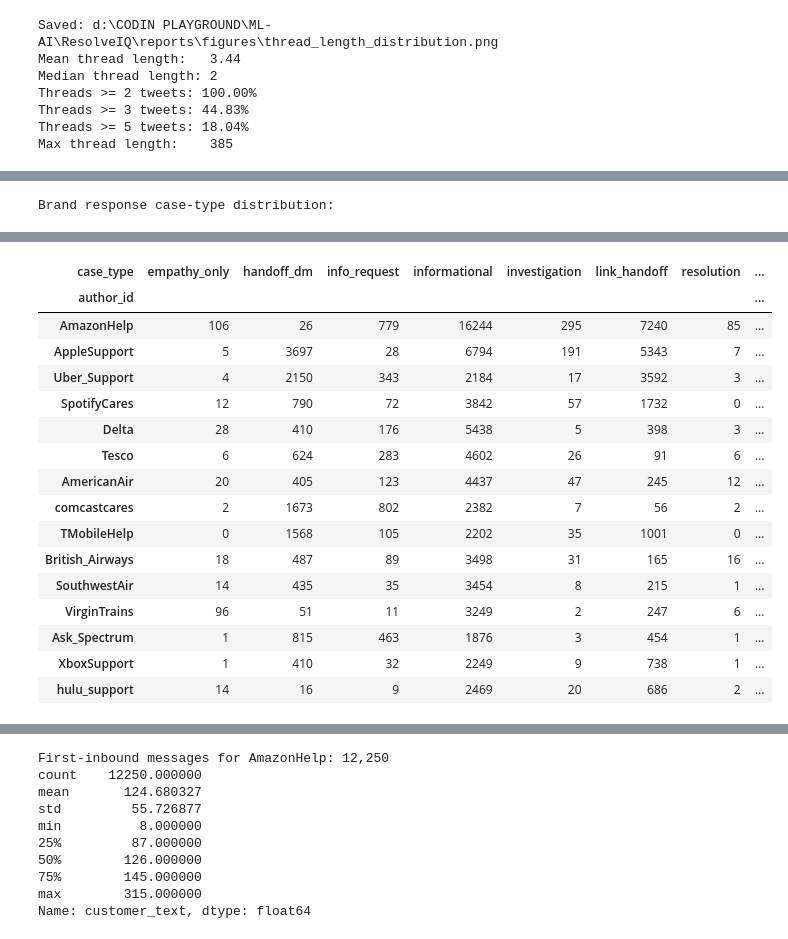
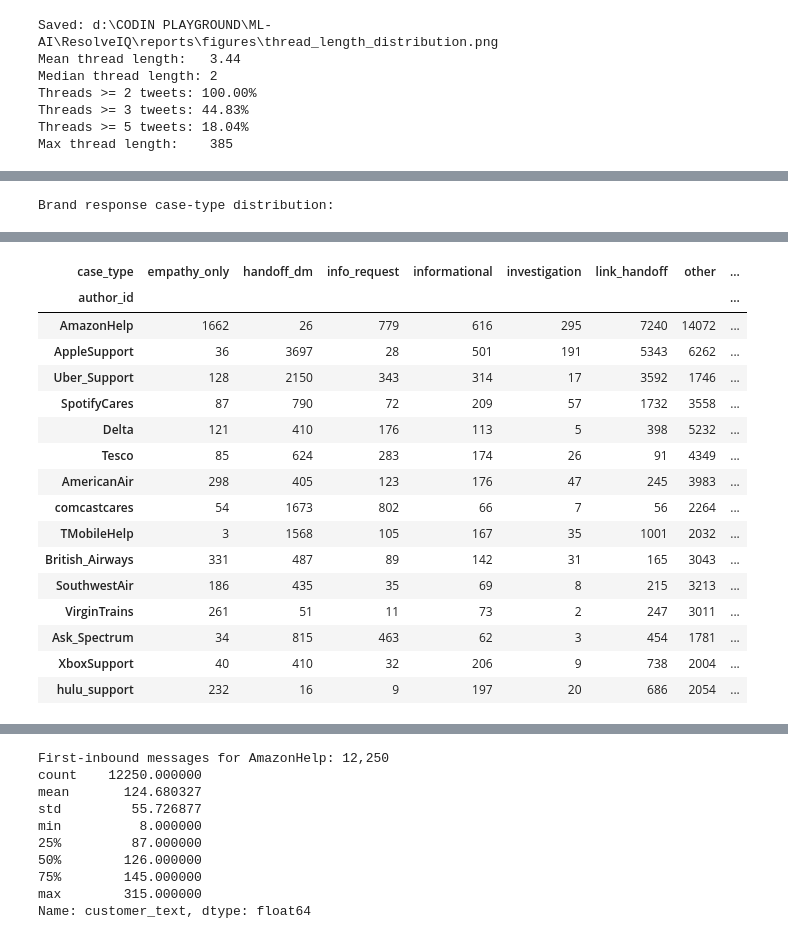
Before and after one commit to aditya-13115/resolveIQ, a Jupyter notebook: notebooks/01_eda.ipynb, the cells around one changed output, grey strips where cells are left out. Saved outputs shown, nothing was run; the diff lists cells and outputs as text; code cells hidden in the pictures.

```diff
--- a/notebooks/01_eda.ipynb
+++ b/notebooks/01_eda.ipynb
@@ -1068,15 +1055,17 @@ Threads without brand attached: 0
 # %%
 # Cell 15: Historical response classification
 #
-# This is an EDA-level heuristic, NOT ground truth.
-# It explicitly separates handoff/link-routing/empathy/info-request from
-# investigation/resolution/informational responses.
+# EDA-level heuristic, NOT ground truth.
+# Hierarchy:
+#   resolution > link_handoff > handoff_dm > info_request >
+#   investigation > empathy_only > informational > other
+#
+# `informational` requires positive informational content.
+# `other` is the fallback and is NOT substantive.
 
 import re
 
 URL_RE = re.compile(r"https?://\S+|www\.\S+", re.I)
-
-# Leading @-mention stripping, applied before anchored pattern checks.
 LEADING_MENTIONS_RE = re.compile(r"^(\s*@\w+\s*)+")
 
 HANDOFF_DM_PATTERNS = [
@@ -1118,7 +1107,6 @@ INVESTIGATION_PATTERNS = [
     r"\bwe'?d like to (investigate|look into|check)\b",
     r"\bwe (will|can) (investigate|look into|check)\b",
     r"\bwe'?ll (look into|check|investigate)\b",
-    r"\bplease (share|provide|send)\b",
 ]
 
 RESOLUTION_PATTERNS = [
@@ -1139,6 +1127,23 @@ EMPATHY_PATTERNS = [
     r"^\s*we'?re sorry\b",
 ]
 
+# Positive informational markers.
+# `informational` now requires at least one of these.
+INFORMATIONAL_PATTERNS = [
+    r"\bplease try\b",
+    r"\bthe reason (is|for)\b",
+    r"\bthis (happens|occurs|is because)\b",
+    r"\bhere'?s how\b",
+    r"\bto (do|fix|resolve) (this|that|it)\b",
+    r"\bmake sure\b",
+    r"\byou (can|may|should) (try|check|use|do|reset|restart|update|reinstall|verify|confirm)\b",
+    r"\bplease (note|remember|ensure|check|verify)\b",
+    r"\bwe (recommend|suggest|advise)\b",
+    r"\byour (order|account|package|delivery) (is|has|will|should)\b",
+    r"\bcheck (your|the)\b",
+    r"\btry (again|to|the)\b",
+]
+
 
 def strip_urls(text: str) -> str:
     text = URL_RE.sub(" ", str(text))
@@ -1150,16 +1155,13 @@ def strip_leading_mentions(text: str) -> str:
 
 
 def has_pattern(text: str, patterns: list[str]) -> bool:
-    return any(re.search(pattern, text) for pattern in patterns)
+    return any(re.search(p, text) for p in patterns)
 
 
 def classify_response(text: str) -> str:
     raw = str(text).strip()
     t = raw.lower()
     no_url = strip_urls(t)
-
-    # Strip leading @-mentions so that anchored patterns (e.g. ^i'm sorry)
-    # can match even when the tweet begins with "@customer ...".
     no_url_no_mentions = strip_leading_mentions(no_url)
 
     has_url = bool(URL_RE.search(raw))
@@ -1181,17 +1183,16 @@ def classify_response(text: str) -> str:
         return "investigation"
 
     empathy_hit = has_pattern(no_url_no_mentions, EMPATHY_PATTERNS)
+    info_hit = has_pattern(no_url_no_mentions, INFORMATIONAL_PATTERNS)
 
-    substantive_tokens = re.sub(
-        r"[^a-z0-9\s]",
-        " ",
-        no_url_no_mentions,
-    ).split()
-
-    if empathy_hit and len(substantive_tokens) <= 14:
+    # Empathy-only requires that there is NO informational content.
+    if empathy_hit and not info_hit:
         return "empathy_only"
 
-    return "informational"
+    if info_hit:
+        return "informational"
+
+    return "other"
 
 
 brand_responses = thread_df.loc[~thread_df["inbound"]].copy()
@@ -1218,23 +1219,23 @@ per_brand_case = (
 per_brand_case["total"] = per_brand_case.sum(axis=1)
 
 for col in [
+    "resolution",
+    "link_handoff",
     "handoff_dm",
-    "link_handoff",
-    "empathy_only",
     "info_request",
     "investigation",
-    "resolution",
+    "empathy_only",
     "informational",
+    "other",
 ]:
     if col not in per_brand_case.columns:
         per_brand_case[col] = 0
 
-substantive_mask_cols = ["investigation", "resolution", "informational"]
+SUBSTANTIVE_TYPES = {"investigation", "resolution", "informational"}
 
 per_brand_case["substantive_count"] = (
-    per_brand_case[substantive_mask_cols].sum(axis=1)
+    per_brand_case[list(SUBSTANTIVE_TYPES)].sum(axis=1)
 )
-
 per_brand_case["substantive_pct"] = (
     per_brand_case["substantive_count"] / per_brand_case["total"] * 100
 ).round(2)
@@ -1262,19 +1264,19 @@ Brand response case-type distribution:
 | resolution | 322 | 0.18 |
-| case_type | empathy_only | handoff_dm | info_request | informational | investigation | link_handoff | resolution | ... |
+| case_type | empathy_only | handoff_dm | info_request | informational | investigation | link_handoff | other | ... |
 | author_id |  |  |  |  |  |  |  | ... |
-| AmazonHelp | 106 | 26 | 779 | 16244 | 295 | 7240 | 85 | ... |
-| AppleSupport | 5 | 3697 | 28 | 6794 | 191 | 5343 | 7 | ... |
-| Uber_Support | 4 | 2150 | 343 | 2184 | 17 | 3592 | 3 | ... |
-| SpotifyCares | 12 | 790 | 72 | 3842 | 57 | 1732 | 0 | ... |
-| Delta | 28 | 410 | 176 | 5438 | 5 | 398 | 3 | ... |
-| Tesco | 6 | 624 | 283 | 4602 | 26 | 91 | 6 | ... |
-| AmericanAir | 20 | 405 | 123 | 4437 | 47 | 245 | 12 | ... |
-| comcastcares | 2 | 1673 | 802 | 2382 | 7 | 56 | 2 | ... |
-| TMobileHelp | 0 | 1568 | 105 | 2202 | 35 | 1001 | 0 | ... |
-| British_Airways | 18 | 487 | 89 | 3498 | 31 | 165 | 16 | ... |
-| SouthwestAir | 14 | 435 | 35 | 3454 | 8 | 215 | 1 | ... |
-| VirginTrains | 96 | 51 | 11 | 3249 | 2 | 247 | 6 | ... |
-| Ask_Spectrum | 1 | 815 | 463 | 1876 | 3 | 454 | 1 | ... |
-| XboxSupport | 1 | 410 | 32 | 2249 | 9 | 738 | 1 | ... |
-| hulu_support | 14 | 16 | 9 | 2469 | 20 | 686 | 2 | ... |
+| AmazonHelp | 1662 | 26 | 779 | 616 | 295 | 7240 | 14072 | ... |
+| AppleSupport | 36 | 3697 | 28 | 501 | 191 | 5343 | 6262 | ... |
+| Uber_Support | 128 | 2150 | 343 | 314 | 17 | 3592 | 1746 | ... |
+| SpotifyCares | 87 | 790 | 72 | 209 | 57 | 1732 | 3558 | ... |
+| Delta | 121 | 410 | 176 | 113 | 5 | 398 | 5232 | ... |
+| Tesco | 85 | 624 | 283 | 174 | 26 | 91 | 4349 | ... |
+| AmericanAir | 298 | 405 | 123 | 176 | 47 | 245 | 3983 | ... |
+| comcastcares | 54 | 1673 | 802 | 66 | 7 | 56 | 2264 | ... |
+| TMobileHelp | 3 | 1568 | 105 | 167 | 35 | 1001 | 2032 | ... |
+| British_Airways | 331 | 487 | 89 | 142 | 31 | 165 | 3043 | ... |
+| SouthwestAir | 186 | 435 | 35 | 69 | 8 | 215 | 3213 | ... |
+| VirginTrains | 261 | 51 | 11 | 73 | 2 | 247 | 3011 | ... |
+| Ask_Spectrum | 34 | 815 | 463 | 62 | 3 | 454 | 1781 | ... |
+| XboxSupport | 40 | 410 | 32 | 206 | 9 | 738 | 2004 | ... |
+| hulu_support | 232 | 16 | 9 | 197 | 20 | 686 | 2054 | ... |
 # %%
```
Also changed, not shown: parts of 14 cells of this notebook, 1 other file.
